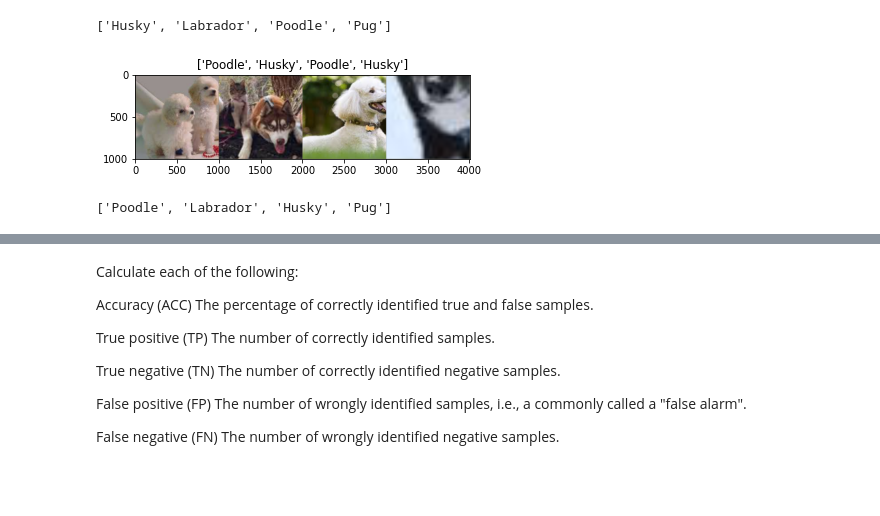
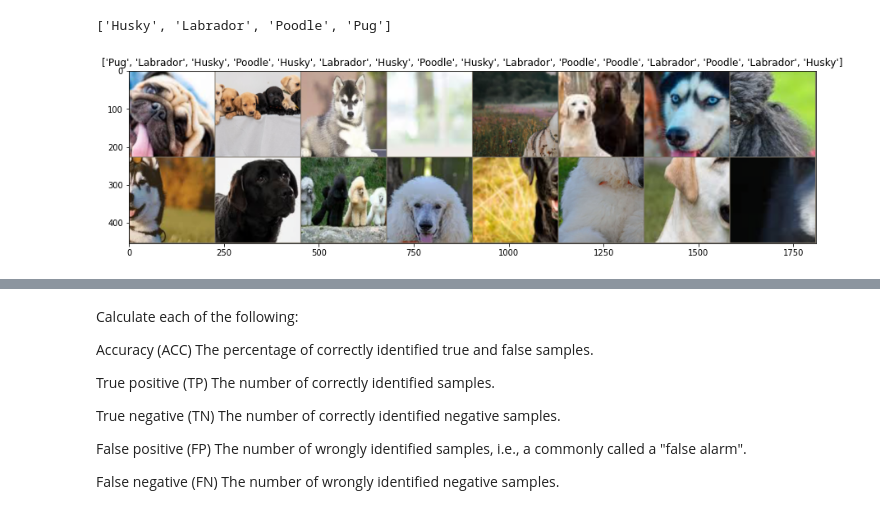
Before and after one commit to myGithubAccount26/Biostatistics, a Jupyter notebook: Biostatistics_Lab_Final.ipynb, the cells around one changed output, grey strips where cells are left out. Saved outputs shown, nothing was run; the diff lists cells and outputs as text; code cells hidden in the pictures; blank space fills up the shorter version.

```diff
--- a/Biostatistics_Lab_Final.ipynb
+++ b/Biostatistics_Lab_Final.ipynb
@@ -115,9 +83,17 @@ data_transforms = {
 # %%
-batch_size = 16
+# This reads in the images within the subdirectories in our flower data folder and then performs our initialized transformations
 image_datasets = {x: datasets.ImageFolder(os.path.join(data_dir, x),data_transforms[x]) for x in ['train', 'valid']}
-dataloaders = {x: torch.utils.data.DataLoader(image_datasets[x], batch_size=batch_size, shuffle=True, num_workers=4) for x in ['train', 'valid']}
+
+# This takes our images and loads them in random batches of 16
+dataloaders = {x: torch.utils.data.DataLoader(image_datasets[x], batch_size=16, shuffle=True, num_workers=4) for x in ['train', 'valid']}
+
+# Setting the size of the datasets so we have a measure of the number of images we have loaded in within the train and validation sets
 dataset_sizes = {x: len(image_datasets[x]) for x in ['train', 'valid']}
+
+# Set the class names for the training set
 class_names = image_datasets['train'].classes
+
+# Sends processing to the device in order to utilize the processing power of the GPU
 device = torch.device("cuda:0" if torch.cuda.is_available() else "cpu")
 # %%
 dataset_sizes
@@ -128,6 +104,7 @@ image_datasets['train'].classes
 # %% [output]
 ['Husky', 'Labrador', 'Poodle', 'Pug']
 # %%
+# Here we are defining our own function for viewing the tensor images we are loading in. Here we can control the size of the image and they will be plotted in a grid
 def imshow(inp, title = " "):
     fig, ax = plt.subplots()
     inp = inp.numpy().transpose((1, 2, 0))
@@ -135,17 +112,20 @@ def imshow(inp, title = " "):
     inp = np.clip(inp, 0, 1)
     ax.imshow(inp)
     plt.title(title, loc='center')
-    # fig.set_size_inches(5, 5)
+    fig.set_size_inches(15, 15)
     plt.show()
 # %%
+# Iterate over the images we have loaded
 inputs, classes = next(iter(dataloaders['train']))
-inputs = inputs[:4]
-classes = classes[:4]
+
+# Select only the first 16 images and classes
+inputs = inputs[:16]
+classes = classes[:16]
+
+# Make a grid in order to view the 16 images we have loaded in
 out = torchvision.utils.make_grid(inputs)
-imshow(out, title=[dataset_labels[x] for x in classes])
+
+# Use the functions defined above in order to plot the flower images
+imshow(out, title=[dataset_labels[int(class_names[x])-1] for x in classes])
 # %% [output]
-[figure, old version]
+[figure, new version]
-# %%
-dataset_labels
-# %% [output]
-['Poodle', 'Labrador', 'Husky', 'Pug']
```
Also changed, not shown: parts of 46 cells of this notebook.
